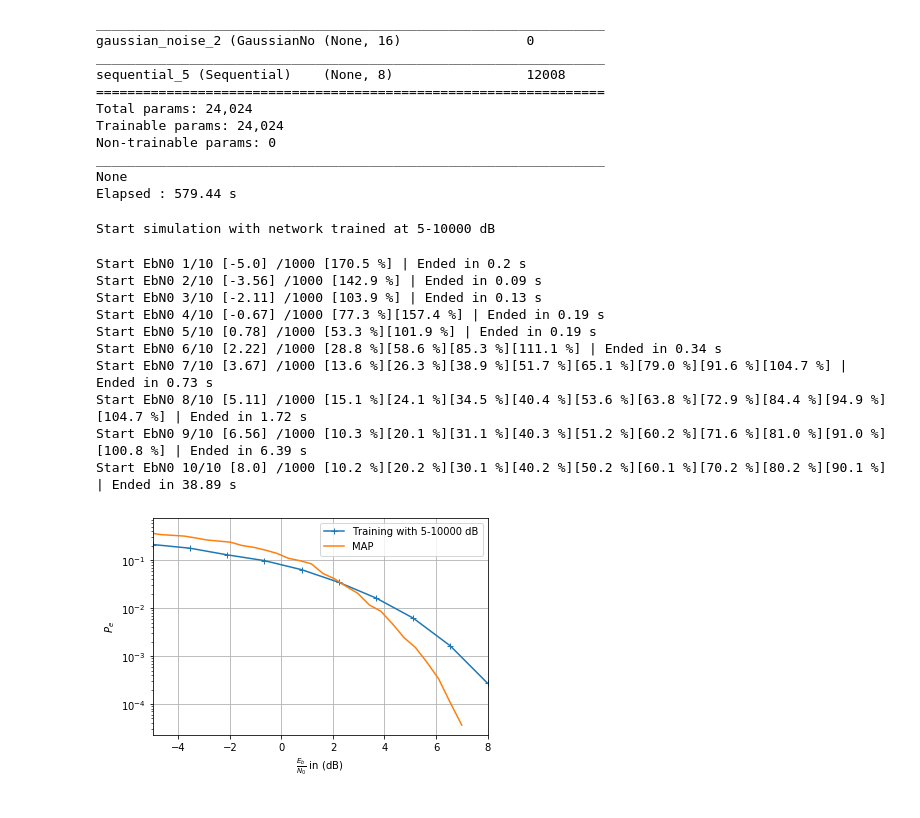
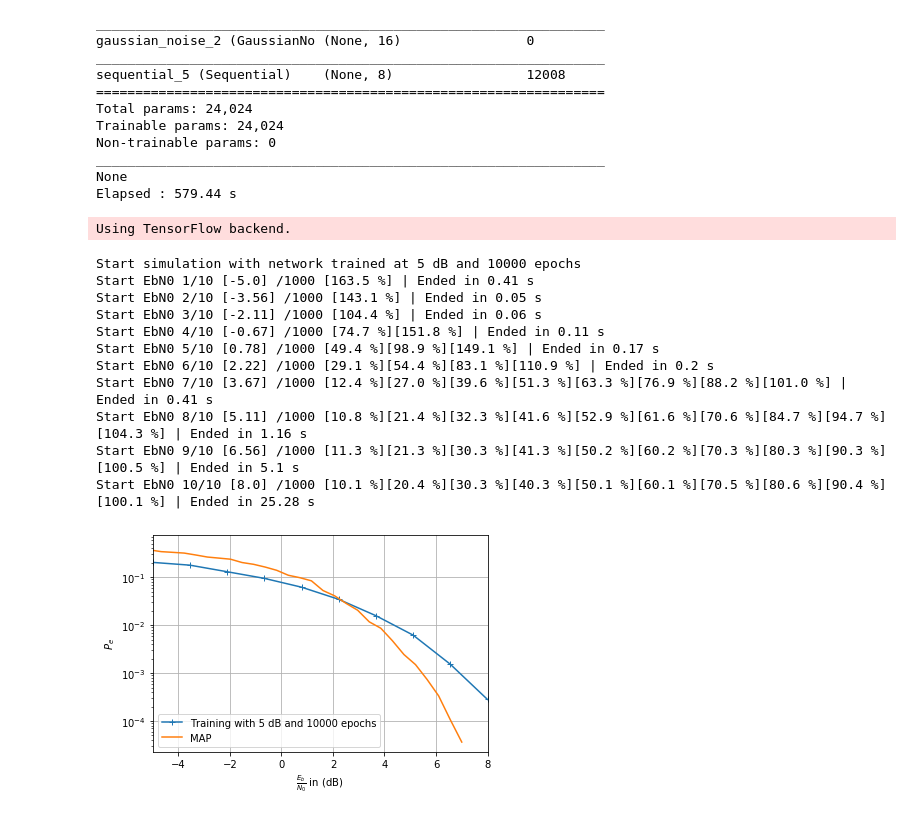
Before and after one commit to graille/ITR315-deep-telecom, a Jupyter notebook: 6- Auto-encoder.ipynb, the cells around one changed output. Drawn from its saved outputs; the diff is of its cells as text; code cells hidden in the pictures.

```diff
--- a/6- Auto-encoder.ipynb
+++ b/6- Auto-encoder.ipynb
@@ -138,47 +138,50 @@ if __name__ == '__main__':
     legend = []
     symbols = ['+', 'x', 'o', '*']
     for (i, training_EbN0dB) in enumerate(elts.keys()):
-        print(f'\nStart simulation with network trained at {training_EbN0dB} dB')
-        legend.append(f'Training with {training_EbN0dB} dB')
+        [t_db, t_epochs] = training_EbN0dB.split('-')
+
+        print(f'\nStart simulation with network trained at {t_db} dB and {t_epochs} epochs')
+        legend.append(f'Training with {t_db} dB and {t_epochs} epochs')
 
         BER = ber_performance(
             EbN0dBs,
             get_channel_fct(
                 elts[training_EbN0dB]['encoder'],
                 elts[training_EbN0dB]['decoder']
             ),
             k * 1000,
             1000
         )
         plt.plot(EbN0dBs, BER, symbols[i % len(symbols)] + '-')
 
         np.savetxt(
             f'outputs/BER_autoencoder_{training_EbN0dB}.csv',
             [np.array(EbN0dBs), np.array(BER)], delimiter=','
         )
 
     plt.plot(EbN0dBs_C, BER_C)
     plt.legend(legend + ['MAP'])
     plt.grid()
 
     plt.xlabel('$\\frac{E_b}{N_0}$ in (dB)')
     plt.ylabel('$P_e$')
     plt.yscale('log')
     plt.xlim(np.min(EbN0dBs), np.max(EbN0dBs))
 
     plt.show()
 
     print(f'Elapsed : {np.round(time.time() - t, 2)} s')
 # %% [output]
-Start simulation with network trained at 5-10000 dB
+Using TensorFlow backend.
-Start EbN0 1/10 [-5.0] /1000 [170.5 %] | Ended in 0.2 s
-Start EbN0 2/10 [-3.56] /1000 [142.9 %] | Ended in 0.09 s
-Start EbN0 3/10 [-2.11] /1000 [103.9 %] | Ended in 0.13 s
-Start EbN0 4/10 [-0.67] /1000 [77.3 %][157.4 %] | Ended in 0.19 s
-Start EbN0 5/10 [0.78] /1000 [53.3 %][101.9 %] | Ended in 0.19 s
-Start EbN0 6/10 [2.22] /1000 [28.8 %][58.6 %][85.3 %][111.1 %] | Ended in 0.34 s
-Start EbN0 7/10 [3.67] /1000 [13.6 %][26.3 %][38.9 %][51.7 %][65.1 %][79.0 %][91.6 %][104.7 %] | Ended in 0.73 s
-Start EbN0 8/10 [5.11] /1000 [15.1 %][24.1 %][34.5 %][40.4 %][53.6 %][63.8 %][72.9 %][84.4 %][94.9 %][104.7 %] | Ended in 1.72 s
-Start EbN0 9/10 [6.56] /1000 [10.3 %][20.1 %][31.1 %][40.3 %][51.2 %][60.2 %][71.6 %][81.0 %][91.0 %][100.8 %] | Ended in 6.39 s
-Start EbN0 10/10 [8.0] /1000 [10.2 %][20.2 %][30.1 %][40.2 %][50.2 %][60.1 %][70.2 %][80.2 %][90.1 %] | Ended in 38.89 s
+Start simulation with network trained at 5 dB and 10000 epochs
+Start EbN0 1/10 [-5.0] /1000 [163.5 %] | Ended in 0.41 s
+Start EbN0 2/10 [-3.56] /1000 [143.1 %] | Ended in 0.05 s
+Start EbN0 3/10 [-2.11] /1000 [104.4 %] | Ended in 0.06 s
+Start EbN0 4/10 [-0.67] /1000 [74.7 %][151.8 %] | Ended in 0.11 s
+Start EbN0 5/10 [0.78] /1000 [49.4 %][98.9 %][149.1 %] | Ended in 0.17 s
+Start EbN0 6/10 [2.22] /1000 [29.1 %][54.4 %][83.1 %][110.9 %] | Ended in 0.2 s
+Start EbN0 7/10 [3.67] /1000 [12.4 %][27.0 %][39.6 %][51.3 %][63.3 %][76.9 %][88.2 %][101.0 %] | Ended in 0.41 s
+Start EbN0 8/10 [5.11] /1000 [10.8 %][21.4 %][32.3 %][41.6 %][52.9 %][61.6 %][70.6 %][84.7 %][94.7 %][104.3 %] | Ended in 1.16 s
+Start EbN0 9/10 [6.56] /1000 [11.3 %][21.3 %][30.3 %][41.3 %][50.2 %][60.2 %][70.3 %][80.3 %][90.3 %][100.5 %] | Ended in 5.1 s
+Start EbN0 10/10 [8.0] /1000 [10.1 %][20.4 %][30.3 %][40.3 %][50.1 %][60.1 %][70.5 %][80.6 %][90.4 %][100.1 %] | Ended in 25.28 s
-[figure, old version]
+[figure, new version]
```
Also changed, not shown: parts of 2 cells of this notebook, 4 other files.
